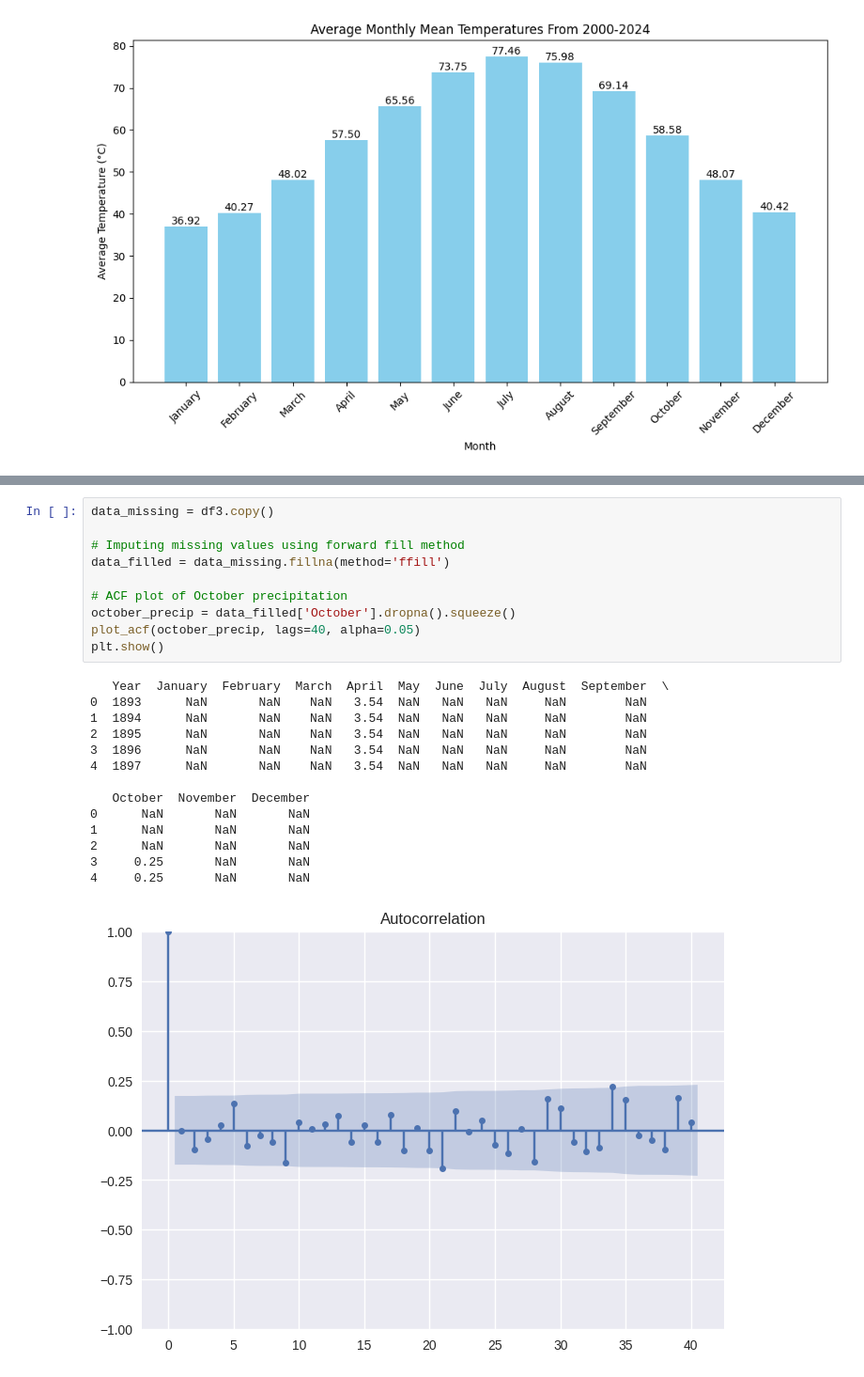
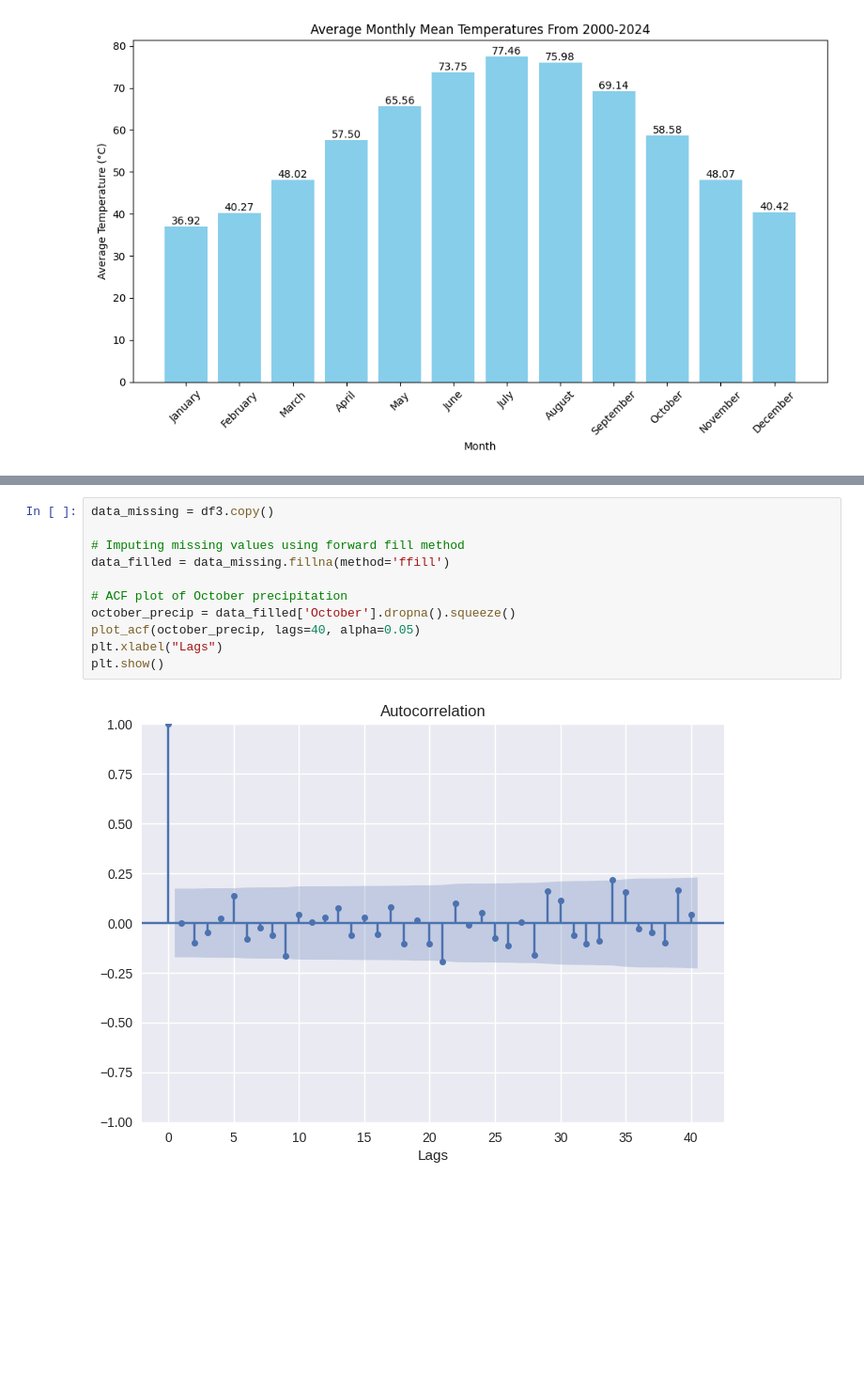
Before and after one commit to phipyao/ds4002-project-2, a Jupyter notebook: SCRIPTS/code.ipynb, the cells around one changed output, grey strips where cells are left out. Shown: that part at 94% size. Drawn from its saved outputs; the diff is of its cells as text; blank space fills up the shorter version.

Commit message:
Added axis label in acf plot

```diff
--- a/SCRIPTS/code.ipynb
+++ b/SCRIPTS/code.ipynb
@@ -184,25 +184,13 @@ plt.show()
 # %%
 data_missing = df3.copy()
 
 # Imputing missing values using forward fill method
 data_filled = data_missing.fillna(method='ffill')
 
 # ACF plot of October precipitation
 october_precip = data_filled['October'].dropna().squeeze()
 plot_acf(october_precip, lags=40, alpha=0.05)
+plt.xlabel("Lags")
 plt.show()
 # %% [output]
-   Year  January  February  March  April  May  June  July  August  September  \
-0  1893      NaN       NaN    NaN   3.54  NaN   NaN   NaN     NaN        NaN
-1  1894      NaN       NaN    NaN   3.54  NaN   NaN   NaN     NaN        NaN
-2  1895      NaN       NaN    NaN   3.54  NaN   NaN   NaN     NaN        NaN
-3  1896      NaN       NaN    NaN   3.54  NaN   NaN   NaN     NaN        NaN
-4  1897      NaN       NaN    NaN   3.54  NaN   NaN   NaN     NaN        NaN
-
-   October  November  December
-0      NaN       NaN       NaN
-1      NaN       NaN       NaN
-2      NaN       NaN       NaN
-3     0.25       NaN       NaN
-4     0.25       NaN       NaN
-[figure, old version]
+[figure, new version]
```
Also changed, not shown: parts of 2 cells of this notebook.
